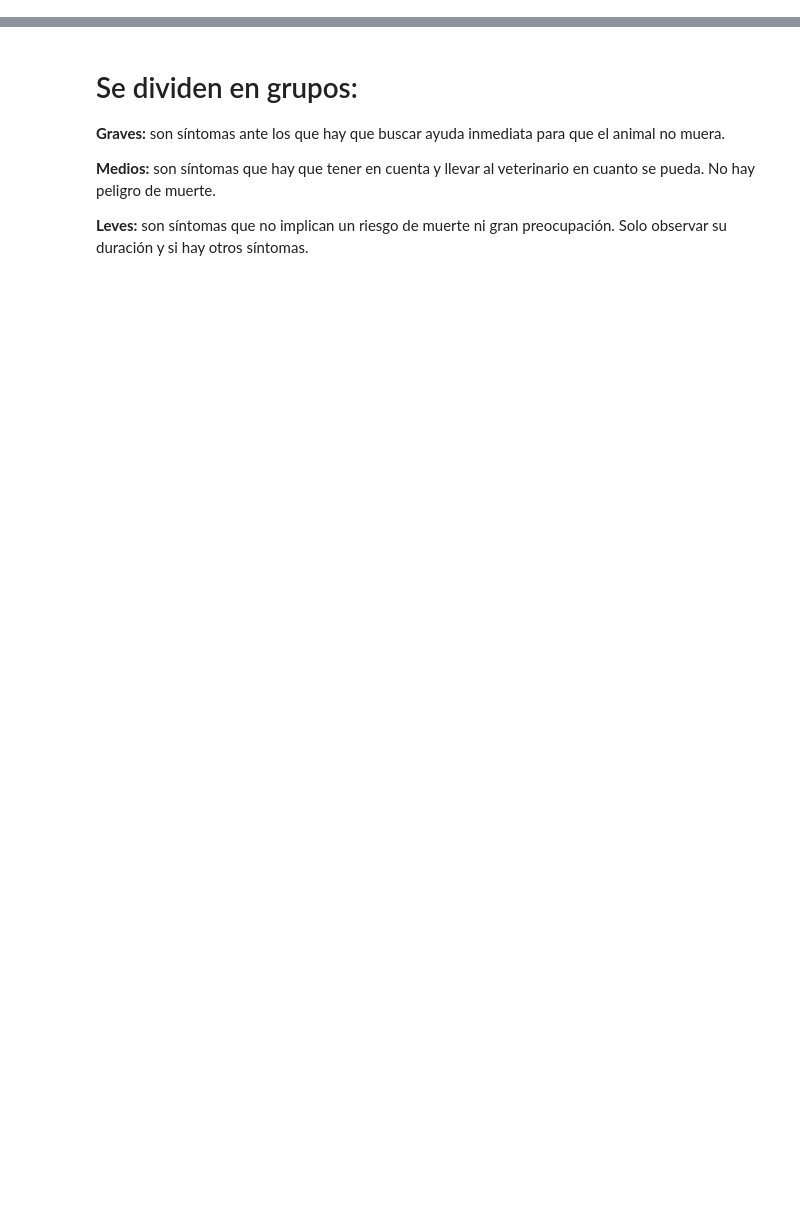
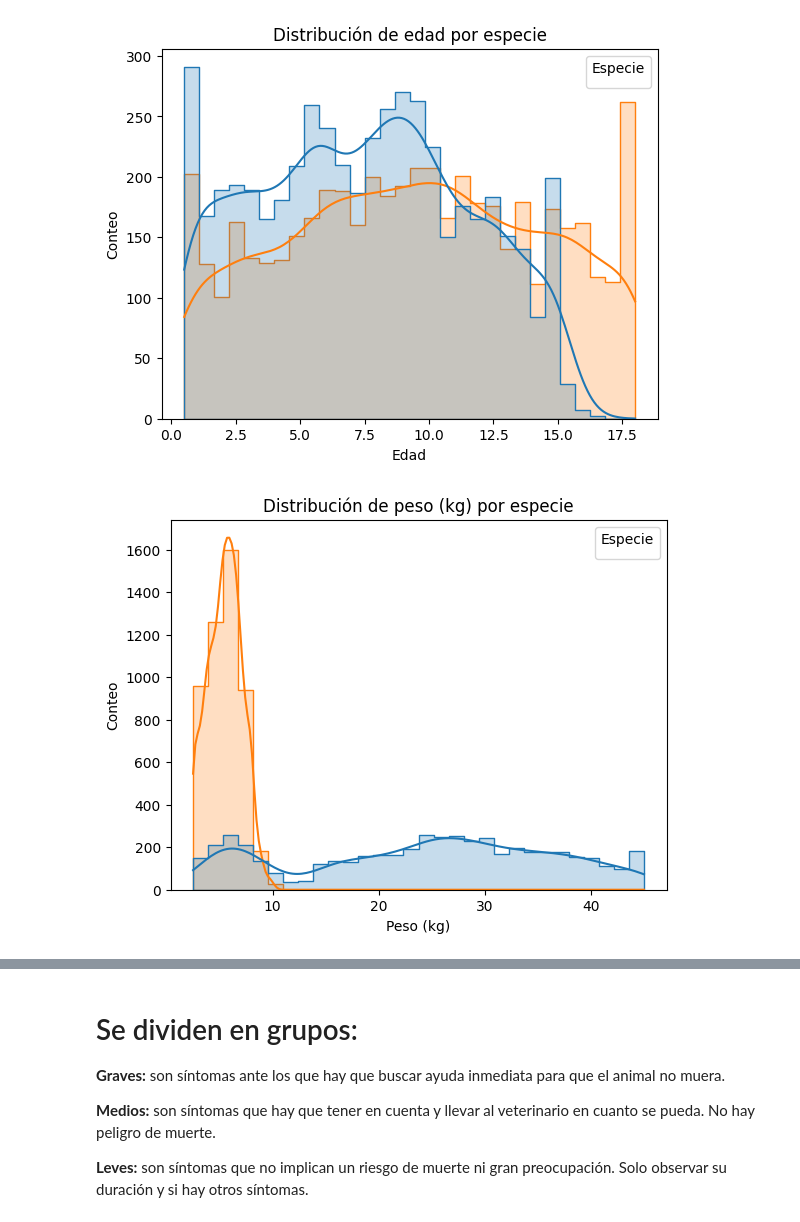
Before and after one commit to Bootcamp-Data-Analyst/p5-analisis_exploratorio_datos-g5, a Jupyter notebook: p5_eda_g5.ipynb, the cells around one changed output, grey strips where cells are left out. Drawn from its saved outputs; the diff is of its cells as text; code cells hidden in the pictures; blank space fills up the shorter version.

```diff
--- a/p5_eda_g5.ipynb
+++ b/p5_eda_g5.ipynb
@@ -120,0 +105,18 @@ Se observa que solamente hay datos de perros y gatos y que la cantidad de cada u
+# %%
+df_clean = df.drop_duplicates().copy()
+
+text_cols = df_clean.select_dtypes(include="object").columns
+for c in text_cols:
+    df_clean[c] = df_clean[c].astype(str).str.strip()
+
+df_clean["Species"] = df_clean["AnimalName"].str.lower().map({"dog": "Dog", "cat": "Cat"})
+
+removed = len(df) - len(df_clean)
+print(f"Filas iniciales: {len(df)}")
+print(f"Filas tras limpieza: {len(df_clean)}")
+print(f"Filas eliminadas (duplicados exactos): {removed}")
+
+
+missing_after = df_clean.isna().sum().sum()
+print(f"Valores faltantes tras limpieza: {int(missing_after)}")
+print("Imputación aplicada: NO (no hay nulos en el dataset)")
@@ -120,0 +171,21 @@ Se observa que solamente hay datos de perros y gatos y que la cantidad de cada u
+# %%
+# Distribución de edad por especie
+plt.figure()
+sns.histplot(data=df_clean, x="Age", hue="Species", kde=True, bins=30, element="step")
+plt.title("Distribución de edad por especie")
+plt.xlabel("Edad")
+plt.ylabel("Conteo")
+plt.legend(title="Especie")
+plt.show()
+
+# Distribución de peso por especie
+plt.figure()
+sns.histplot(data=df_clean, x="Weight_kg", hue="Species", kde=True, bins=30, element="step")
+plt.title("Distribución de peso (kg) por especie")
+plt.xlabel("Peso (kg)")
+plt.ylabel("Conteo")
+plt.legend(title="Especie")
+plt.show()
+# %% [output]
+[figure, added]
+[figure, added]
```
Also changed, not shown: parts of 60 cells of this notebook, 2 other files.
